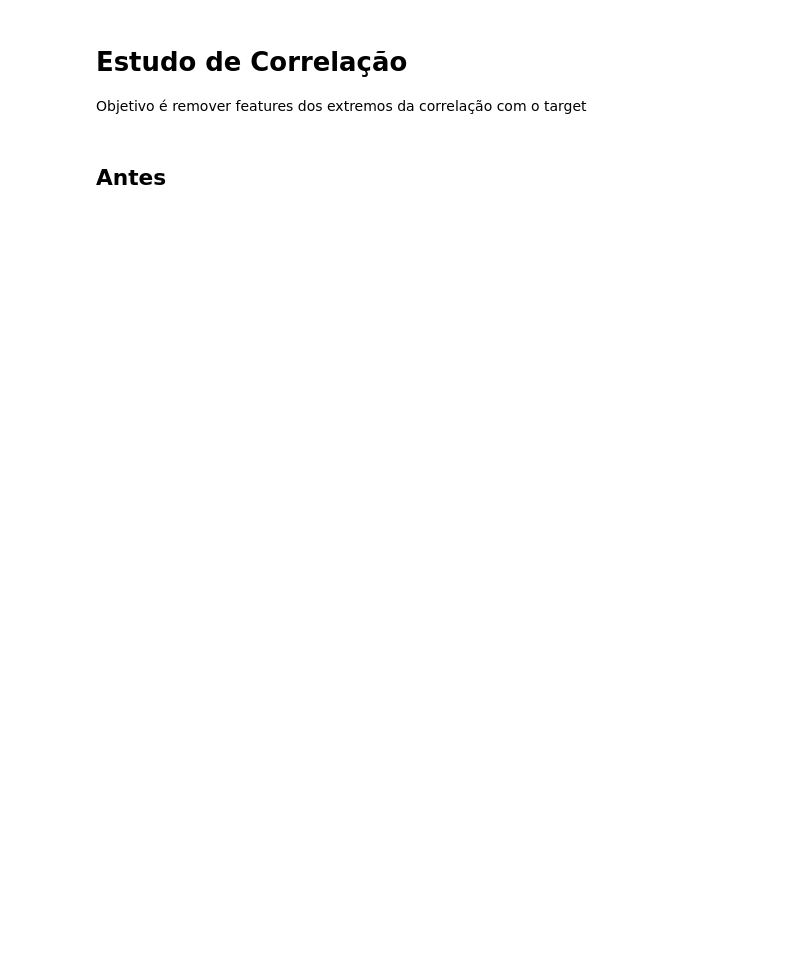
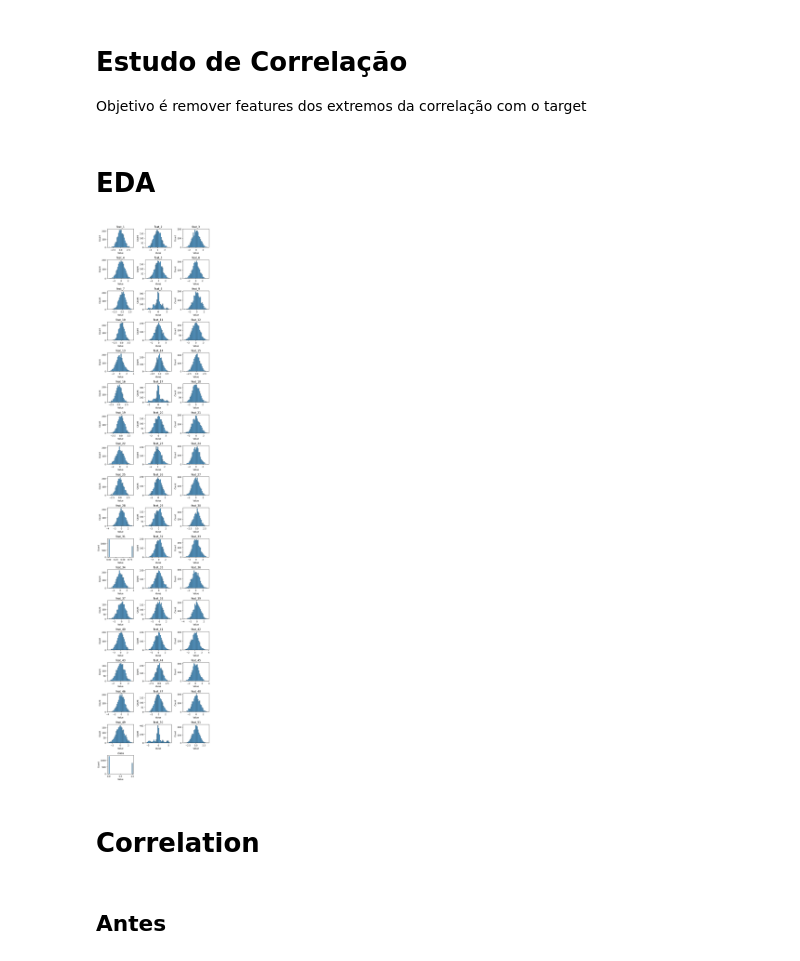
Before and after one commit to vhomello/project_ml_course, a Jupyter notebook: notebooks/01_eda.ipynb, the cells around one changed output. Saved outputs shown, nothing was run; the diff lists cells and outputs as text; code cells hidden in the pictures; blank space fills up the shorter version.

```diff
--- a/notebooks/01_correlation.ipynb
+++ b/notebooks/01_eda.ipynb
@@ -11,6 +11,41 @@ import pandas as pd
 from project_ml_course.data_process import filter_columns_by_correlation_threshold
 # %%
 raw_df = pd.read_csv("../data/dados.csv", index_col="Unnamed: 0")
+# %% [markdown]
+# EDA
+# %%
+import pandas as pd
+import matplotlib.pyplot as plt
+import seaborn as sns
+
+# Seleciona apenas colunas numéricas
+numeric_columns = raw_df.select_dtypes(include="number").columns.tolist()
+
+# Define o número de features e o layout do grid
+n_features = len(numeric_columns)
+n_cols = 3
+n_rows = (n_features + n_cols - 1) // n_cols
+
+fig, axes = plt.subplots(n_rows, n_cols, figsize=(2.5 * n_cols, 2 * n_rows))
+axes = axes.flatten()
+
+for i, feature in enumerate(numeric_columns):
+    ax = axes[i]
+    sns.histplot(raw_df[feature].dropna(), bins=30, kde=False, ax=ax)
+    ax.set_title(feature)
+    ax.set_xlabel("Value")
+    ax.set_ylabel("Count")
+
+# Remove axes that are not used
+for j in range(i + 1, len(axes)):
+    fig.delaxes(axes[j])
+
+plt.tight_layout()
+plt.show()
+# %% [output]
+[figure, added]
+# %% [markdown]
+# Correlation
 # %% [markdown]
 ## Antes
 # %%
```
Also changed, not shown: parts of 1 cell of this notebook, 19 other files.
